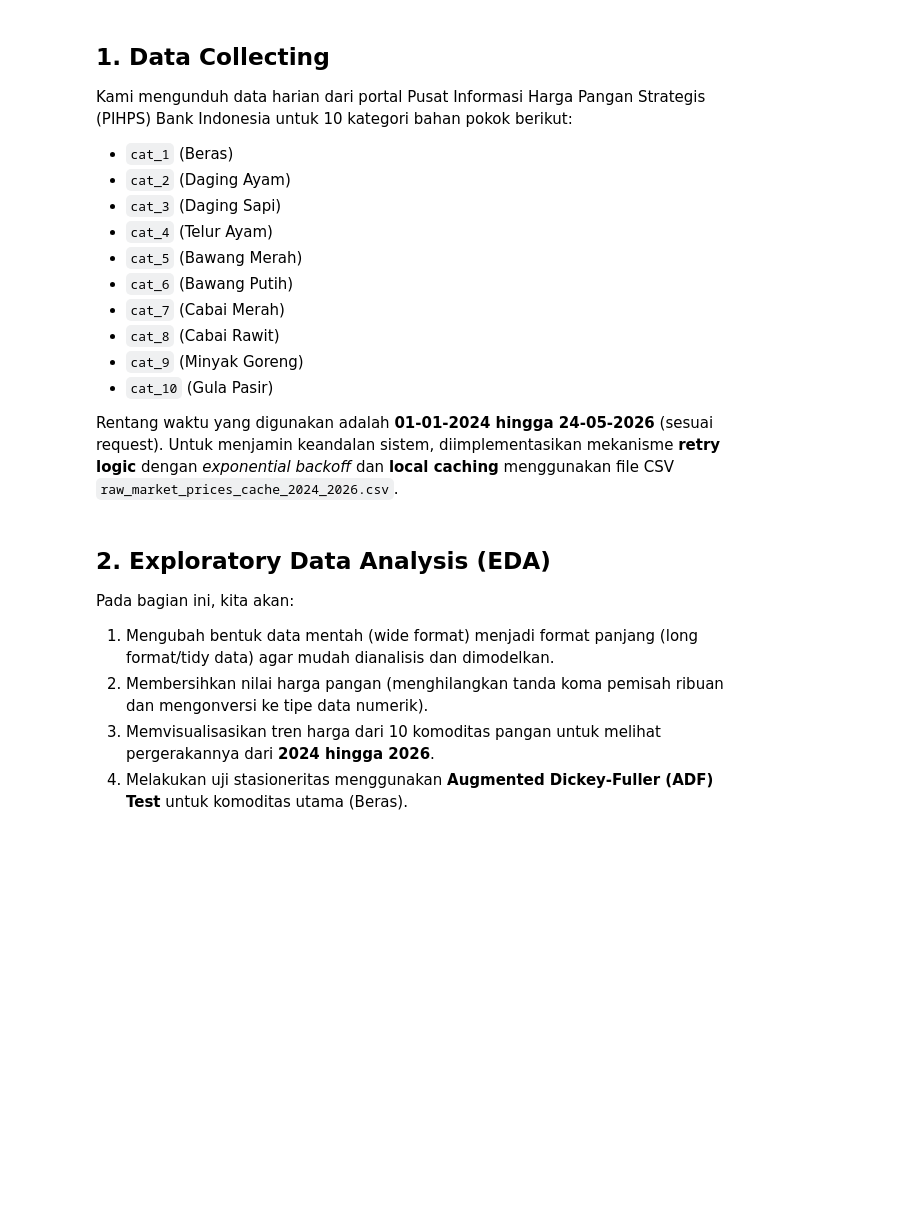
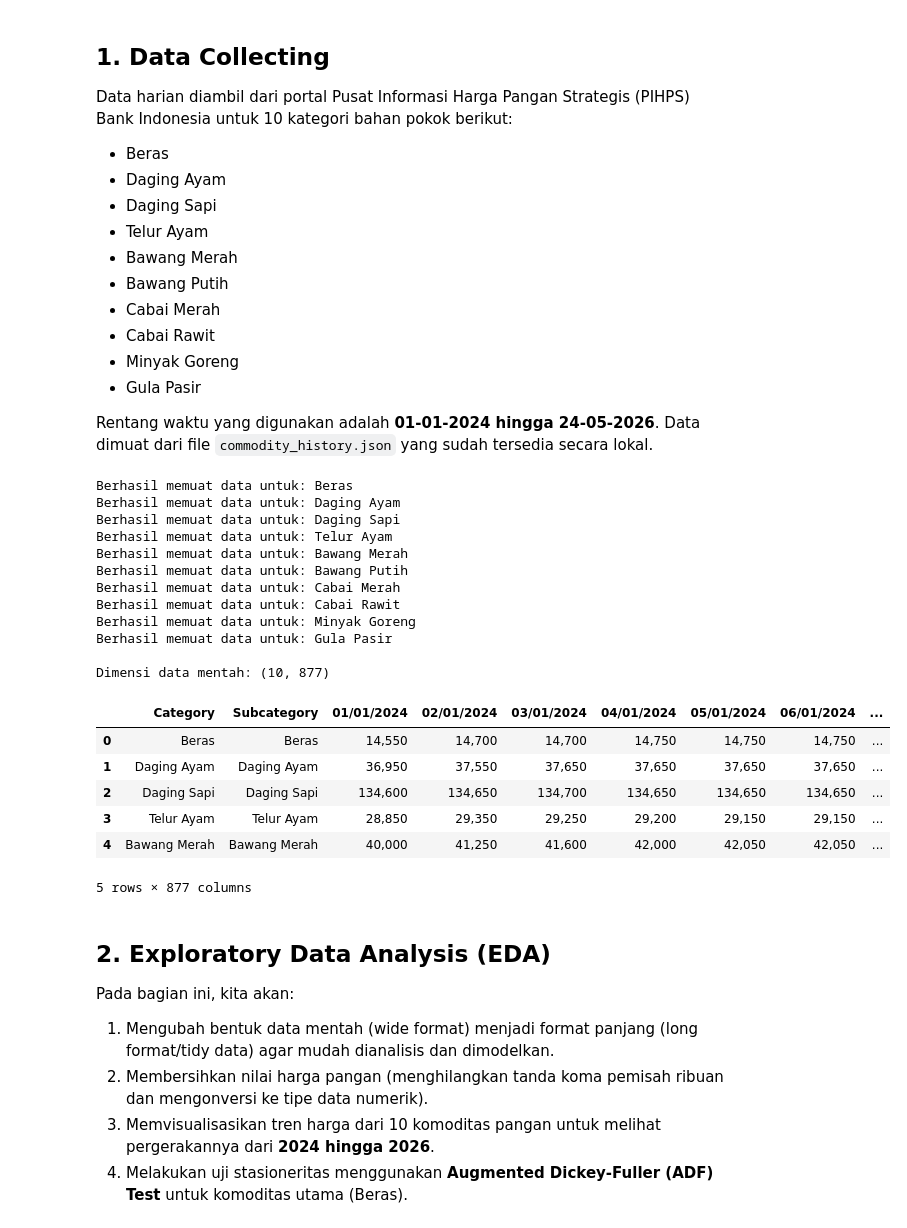
Before and after one commit to raflyherdianto/capstone-pijak, a Jupyter notebook: eksplorasi-model/Eksplorasi_LSTM.ipynb, the cells around one changed output. Cells and saved outputs as stored; diff of their text form; code cells hidden in the pictures; blank space fills up the shorter version.

```diff
--- a/eksplorasi-model/Eksplorasi_LSTM.ipynb
+++ b/eksplorasi-model/Eksplorasi_LSTM.ipynb
@@ -41,16 +38,16 @@ plt.rcParams["figure.figsize"] = (12, 6)
 plt.rcParams["font.size"] = 12
 # %% [markdown]
 ## 1. Data Collecting
-Kami mengunduh data harian dari portal Pusat Informasi Harga Pangan Strategis (PIHPS) Bank Indonesia untuk 10 kategori bahan pokok berikut:
-- `cat_1` (Beras)
-- `cat_2` (Daging Ayam)
-- `cat_3` (Daging Sapi)
-- `cat_4` (Telur Ayam)
-- `cat_5` (Bawang Merah)
-- `cat_6` (Bawang Putih)
-- `cat_7` (Cabai Merah)
-- `cat_8` (Cabai Rawit)
-- `cat_9` (Minyak Goreng)
-- `cat_10` (Gula Pasir)
+Data harian diambil dari portal Pusat Informasi Harga Pangan Strategis (PIHPS) Bank Indonesia untuk 10 kategori bahan pokok berikut:
+- Beras
+- Daging Ayam
+- Daging Sapi
+- Telur Ayam
+- Bawang Merah
+- Bawang Putih
+- Cabai Merah
+- Cabai Rawit
+- Minyak Goreng
+- Gula Pasir
 
-Rentang waktu yang digunakan adalah **01-01-2024 hingga 24-05-2026** (sesuai request). Untuk menjamin keandalan sistem, diimplementasikan mekanisme **retry logic** dengan *exponential backoff* dan **local caching** menggunakan file CSV `raw_market_prices_cache_2024_2026.csv`.
+Rentang waktu yang digunakan adalah **01-01-2024 hingga 24-05-2026**. Data dimuat dari file `commodity_history.json` yang sudah tersedia secara lokal.
@@ -140,3 +54,48 @@ df_raw.head()
+# %%
+# Memuat data dari file JSON lokal
+json_file = 'commodity_history.json'
+
+with open(json_file, 'r') as f:
+    raw_json = json.load(f)
+
+# Filter hanya item level 1 (kategori utama / rata-rata nasional)
+raw_data_list = []
+for item in raw_json['data']:
+    if item.get('level') == 1:
+        row_dict = {'Category': item['name'], 'Subcategory': item['name']}
+        for key, value in item.items():
+            if '/' in str(key) and len(str(key).split('/')) == 3:
+                row_dict[key] = value
+        raw_data_list.append(row_dict)
+        print(f"Berhasil memuat data untuk: {item['name']}")
+
+df_raw = pd.DataFrame(raw_data_list)
+
+start_date = '2024-01-01'
+end_date = '2026-05-24'
+
+print(f"\nDimensi data mentah: {df_raw.shape}")
+df_raw.head()
+# %% [output]
+Berhasil memuat data untuk: Beras
+Berhasil memuat data untuk: Daging Ayam
+Berhasil memuat data untuk: Daging Sapi
+Berhasil memuat data untuk: Telur Ayam
+Berhasil memuat data untuk: Bawang Merah
+Berhasil memuat data untuk: Bawang Putih
+Berhasil memuat data untuk: Cabai Merah
+Berhasil memuat data untuk: Cabai Rawit
+Berhasil memuat data untuk: Minyak Goreng
+Berhasil memuat data untuk: Gula Pasir
+
+Dimensi data mentah: (10, 877)
+|  | Category | Subcategory | 01/01/2024 | 02/01/2024 | 03/01/2024 | 04/01/2024 | 05/01/2024 | 06/01/2024 | ... |
+| 0 | Beras | Beras | 14,550 | 14,700 | 14,700 | 14,750 | 14,750 | 14,750 | ... |
+| 1 | Daging Ayam | Daging Ayam | 36,950 | 37,550 | 37,650 | 37,650 | 37,650 | 37,650 | ... |
+| 2 | Daging Sapi | Daging Sapi | 134,600 | 134,650 | 134,700 | 134,650 | 134,650 | 134,650 | ... |
+| 3 | Telur Ayam | Telur Ayam | 28,850 | 29,350 | 29,250 | 29,200 | 29,150 | 29,150 | ... |
+| 4 | Bawang Merah | Bawang Merah | 40,000 | 41,250 | 41,600 | 42,000 | 42,050 | 42,050 | ... |
+5 rows × 877 columns
 # %% [markdown]
 ## 2. Exploratory Data Analysis (EDA)
 Pada bagian ini, kita akan:
```
Also changed, not shown: parts of 14 cells of this notebook, 1 other file.
